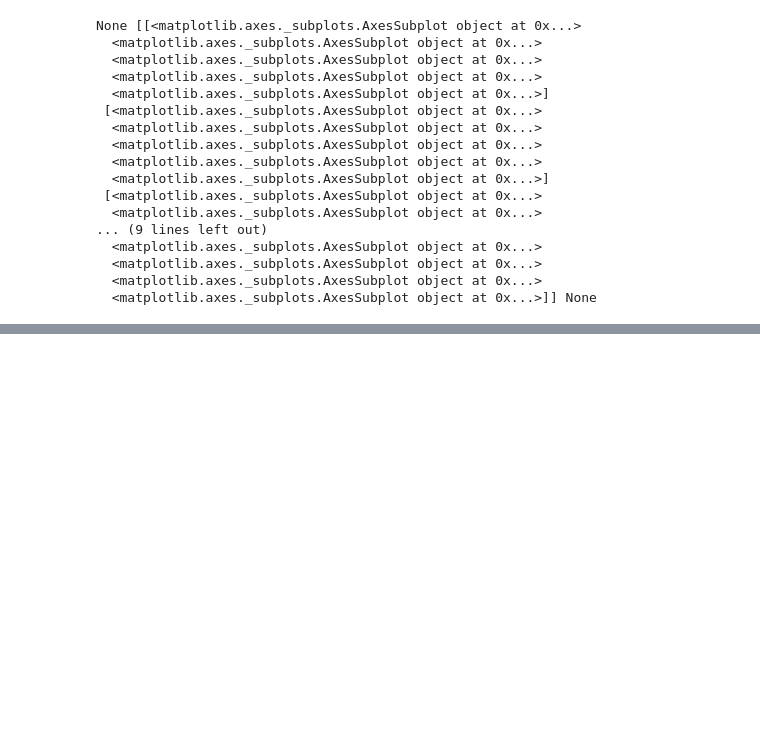
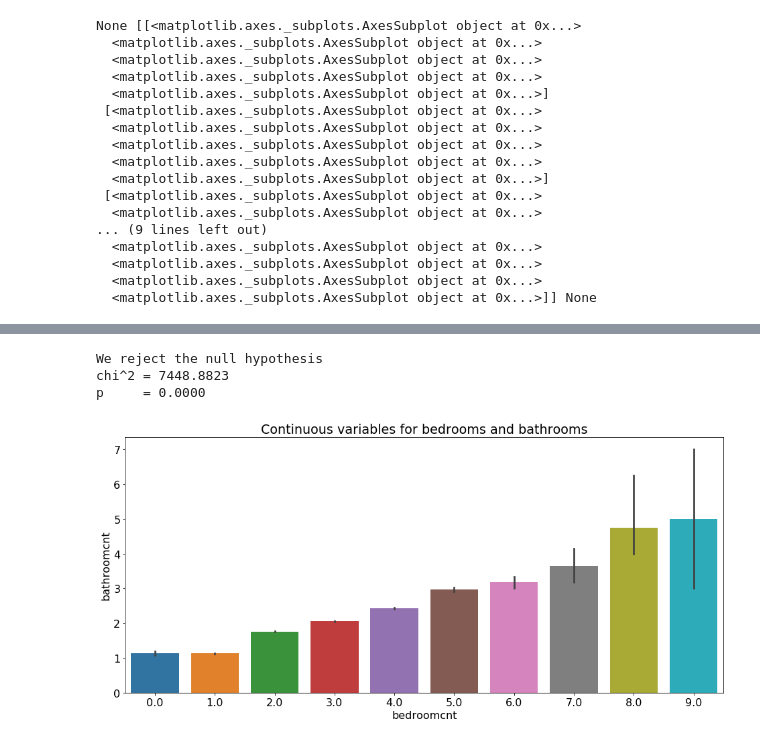
Before and after one commit to RyvynYoung/clustering-exercises, a Jupyter notebook: explore_zillow.ipynb, the cells around one changed output, grey strips where cells are left out. Saved outputs shown, nothing was run; the diff lists cells and outputs as text; code cells hidden in the pictures; blank space fills up the shorter version.

```diff
--- a/explore_zillow.ipynb
+++ b/explore_zillow.ipynb
@@ -93,0 +184,26 @@ train.head()
+# %%
+# Hypothesis Test
+
+alpha = 0.05
+contingency_table = pd.crosstab(train.bathroom_bin, train.bedroom_bin)
+
+chi2, p, degf, expected = stats.chi2_contingency(contingency_table)
+
+if p < alpha:
+    print("We reject the null hypothesis")
+    print(f'chi^2 = {chi2:.4f}')
+    print(f'p     = {p:.4f}')
+else:
+    print("We fail to reject the null hypothesis")
+# %% [output]
+We reject the null hypothesis
+chi^2 = 7448.8823
+p     = 0.0000
+# %%
+# Does a visualization of continuous values give us more info?
+plt.figure(figsize=(16,7))
+sns.barplot(data=train, x='bedroomcnt', y='bathroomcnt')
+plt.title('Continuous variables for bedrooms and bathrooms')
+plt.show()
+# %% [output]
+[figure, added]
```
Also changed, not shown: parts of 25 cells of this notebook, 2 other files.
